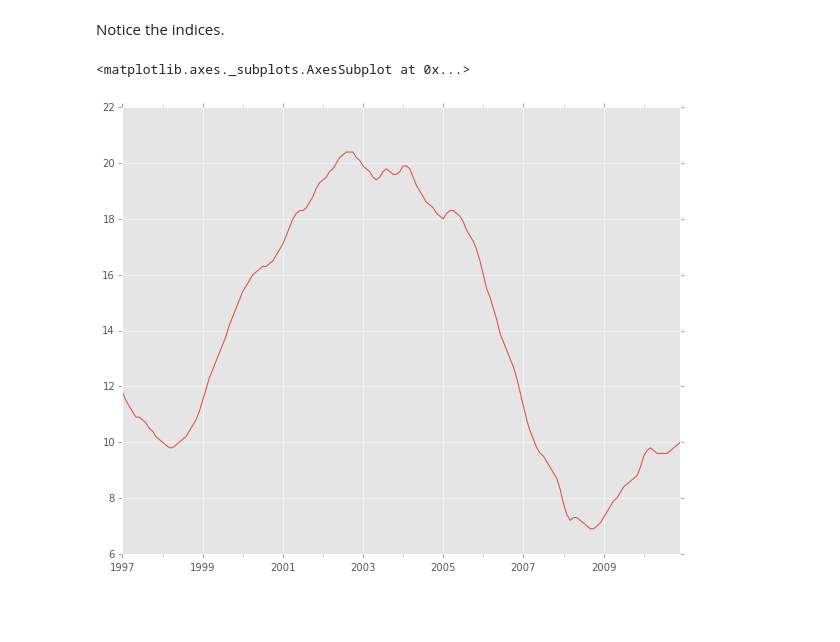
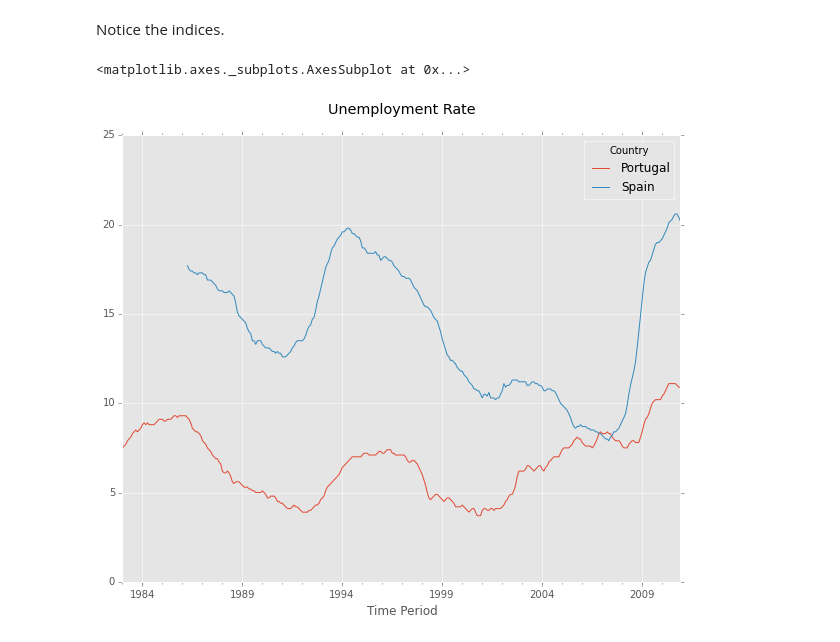
Before and after one commit to dlab-berkeley/Python-Data-Wrangling-Legacy, a Jupyter notebook: introduction-to-pandas.ipynb, the cells around one changed output. Drawn from its saved outputs; the diff is of its cells as text; code cells hidden in the pictures; blank space fills up the shorter version.

Commit message:
Clarify indexing and datetime; add pivot; Portugal and Spain plot

```diff
--- a/introduction-to-pandas.ipynb
+++ b/introduction-to-pandas.ipynb
@@ -186,5 +188,5 @@ Finally, let's create our month variable as described above.
 # %%
-unemployment['month'] = (unemployment['year_month'] - unemployment['year']) * 100
+unemployment['month'] = ((unemployment['year_month'] - unemployment['year']) * 100).round(0).astype(int)
 # %%
 unemployment.head(12)
 # %% [output]
@@ -543,0 +559,3 @@ poland.head()
+# %%
+ps = unemployment[(unemployment['name_en'].isin(['Portugal', 'Spain'])) &
+                  (unemployment['seasonality'] == 'sa')]
@@ -543,0 +576,3 @@ poland.head()
+# %%
+ps.insert(loc=0, column='date',
+          value=pd.to_datetime(ps['year'].astype(str) + '/' + ps['month'].astype(str) + '/1'))
@@ -543,0 +581,5 @@ poland.head()
+# %%
+ps = ps[['date', 'name_en', 'unemployment_rate']]
+ps.columns = ['Time Period', 'Country', 'Unemployment Rate']
+ps = ps.pivot(index='Time Period', columns='Country', values='Unemployment Rate')
+ps.tail()
@@ -544,7 +594,7 @@ poland.head()
 # %% [markdown]
 Notice the indices.
 # %%
-poland['unemployment_rate'].plot(figsize=(10, 8))
+ps.plot(figsize=(10, 8), title='Unemployment Rate\n')
 # %% [output]
 <matplotlib.axes._subplots.AxesSubplot at 0x...>
-[figure, old version]
+[figure, new version]
```
Also changed, not shown: parts of 38 cells of this notebook.
